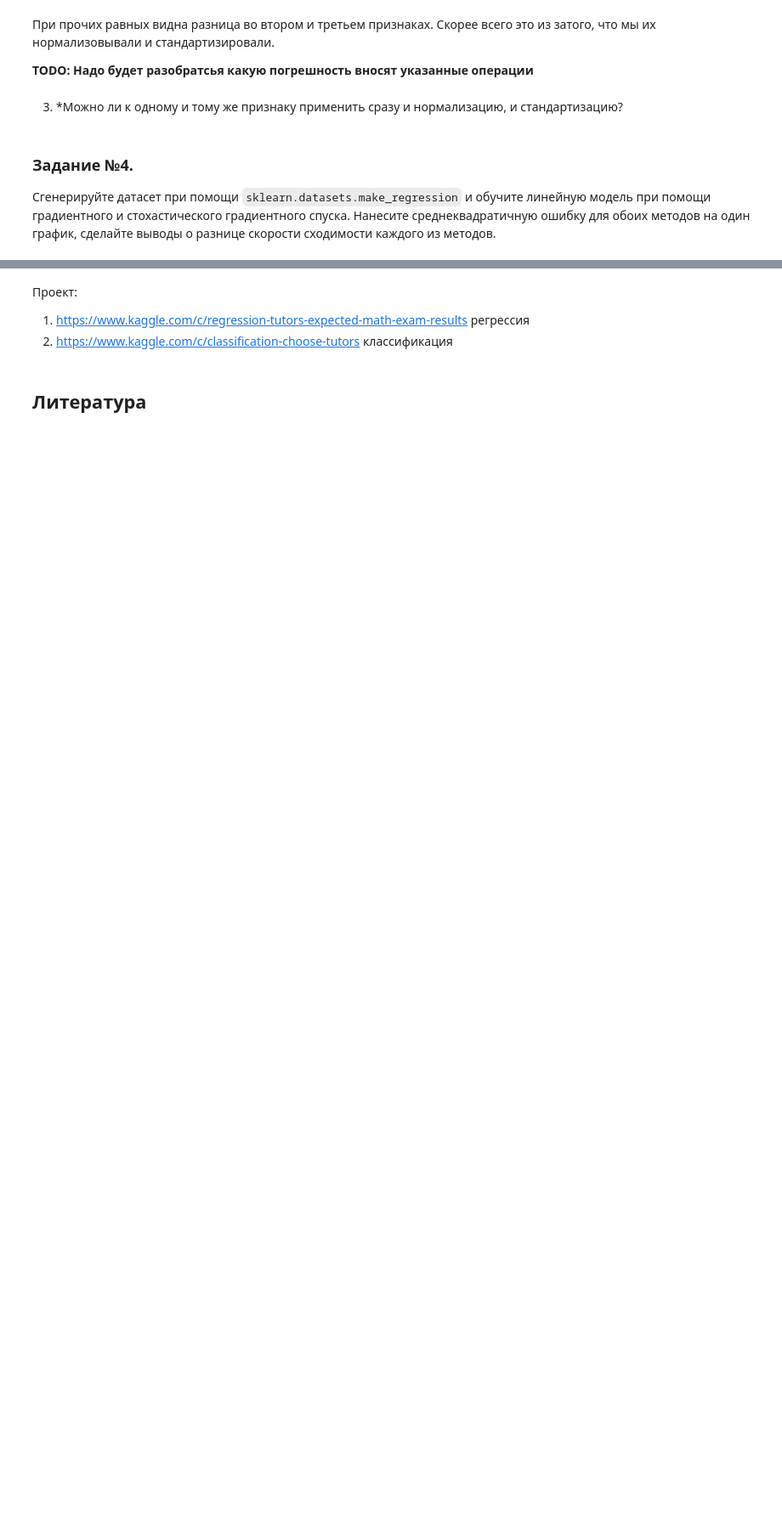
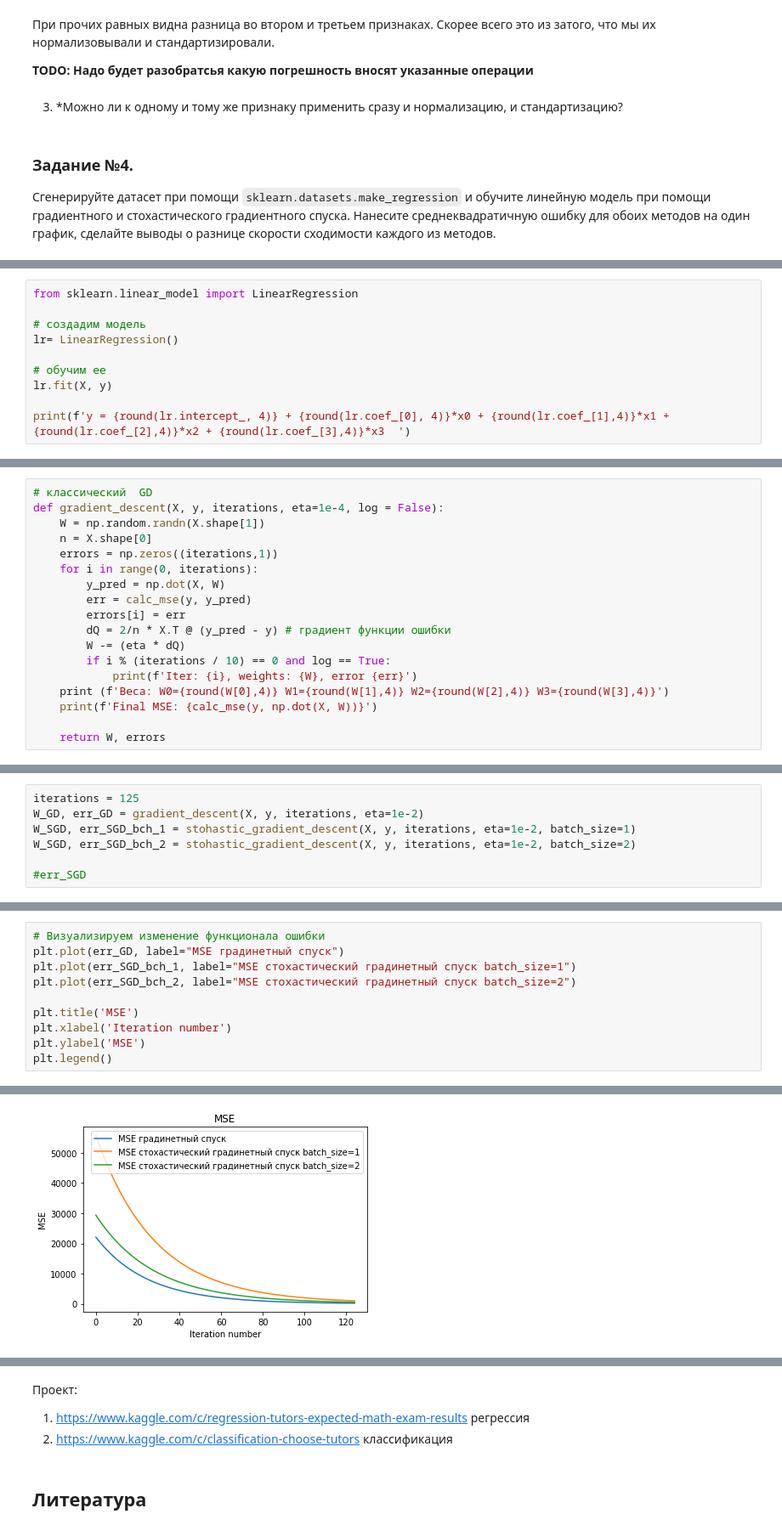
Before and after one commit to vinalyan/diff, a Jupyter notebook: GeekBrains/algorithms/web2/Lesson_2_extended.ipynb, the cells around one changed output, grey strips where cells are left out. Shown at 85% size. Cells and saved outputs as stored; diff of their text form; blank space fills up the shorter version.

```diff
--- a/GeekBrains/algorithms/web2/Lesson_2_extended.ipynb
+++ b/GeekBrains/algorithms/web2/Lesson_2_extended.ipynb
@@ -1302,0 +1329,10 @@ sklearn.datasets.make_regression
+# %%
+from sklearn.linear_model import LinearRegression
+
+# создадим модель
+lr= LinearRegression()
+
+# обучим ее
+lr.fit(X, y)
+
+print(f'y = {round(lr.intercept_, 4)} + {round(lr.coef_[0], 4)}*x0 + {round(lr.coef_[1],4)}*x1 + {round(lr.coef_[2],4)}*x2 + {round(lr.coef_[3],4)}*x3  ')
@@ -1302,0 +1341,18 @@ sklearn.datasets.make_regression
+# %%
+# классический  GD
+def gradient_descent(X, y, iterations, eta=1e-4, log = False):
+    W = np.random.randn(X.shape[1])
+    n = X.shape[0]
+    errors = np.zeros((iterations,1))
+    for i in range(0, iterations):
+        y_pred = np.dot(X, W)
+        err = calc_mse(y, y_pred)
+        errors[i] = err
+        dQ = 2/n * X.T @ (y_pred - y) # градиент функции ошибки
+        W -= (eta * dQ)
+        if i % (iterations / 10) == 0 and log == True:
+            print(f'Iter: {i}, weights: {W}, error {err}')
+    print (f'Веса: W0={round(W[0],4)} W1={round(W[1],4)} W2={round(W[2],4)} W3={round(W[3],4)}')
+    print(f'Final MSE: {calc_mse(y, np.dot(X, W))}')
+
+    return W, errors
@@ -1302,0 +1392,7 @@ sklearn.datasets.make_regression
+# %%
+iterations = 125
+W_GD, err_GD = gradient_descent(X, y, iterations, eta=1e-2)
+W_SGD, err_SGD_bch_1 = stohastic_gradient_descent(X, y, iterations, eta=1e-2, batch_size=1)
+W_SGD, err_SGD_bch_2 = stohastic_gradient_descent(X, y, iterations, eta=1e-2, batch_size=2)
+
+#err_SGD
@@ -1302,0 +1408,11 @@ sklearn.datasets.make_regression
+# %%
+# Визуализируем изменение функционала ошибки
+plt.plot(err_GD, label="MSE градинетный спуск")
+plt.plot(err_SGD_bch_1, label="MSE стохастический градинетный спуск batch_size=1")
+plt.plot(err_SGD_bch_2, label="MSE стохастический градинетный спуск batch_size=2")
+
+plt.title('MSE')
+plt.xlabel('Iteration number')
+plt.ylabel('MSE')
+plt.legend()
+# %% [output]
@@ -1302,0 +1420 @@ sklearn.datasets.make_regression
+[figure, added]
```
Also changed, not shown: parts of 17 cells of this notebook.
